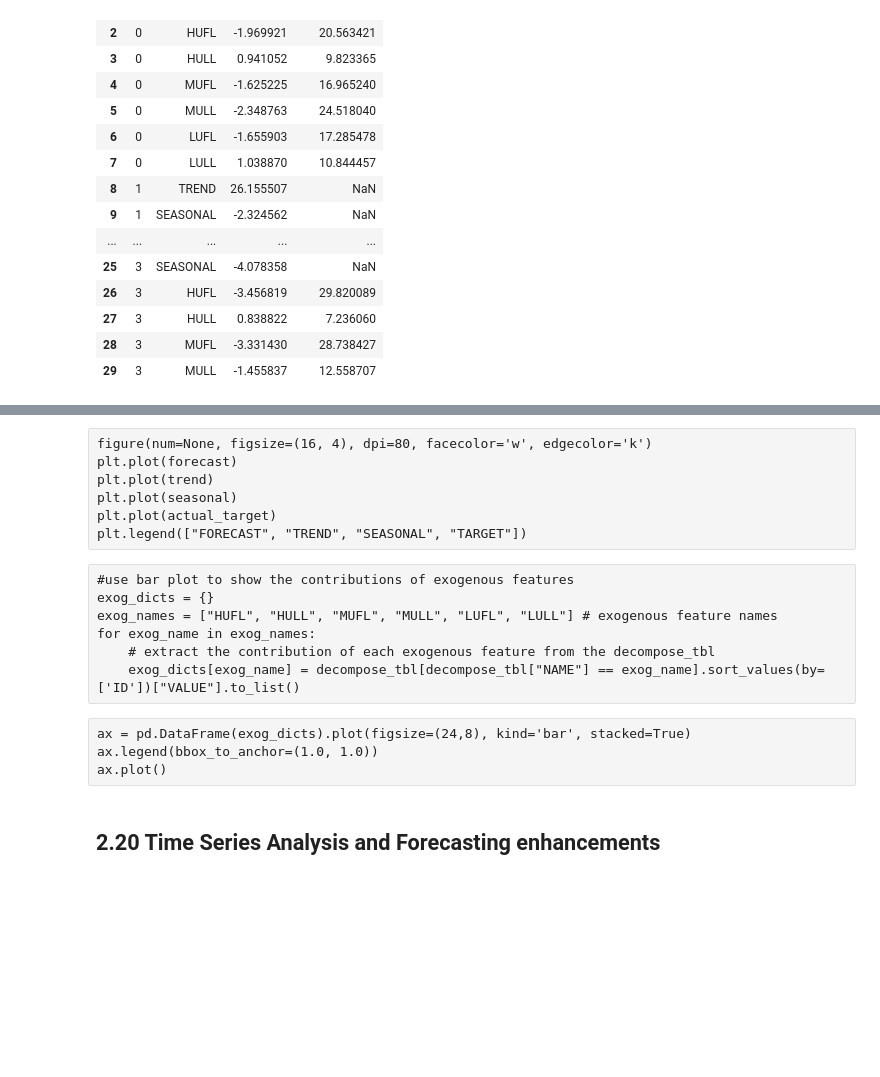
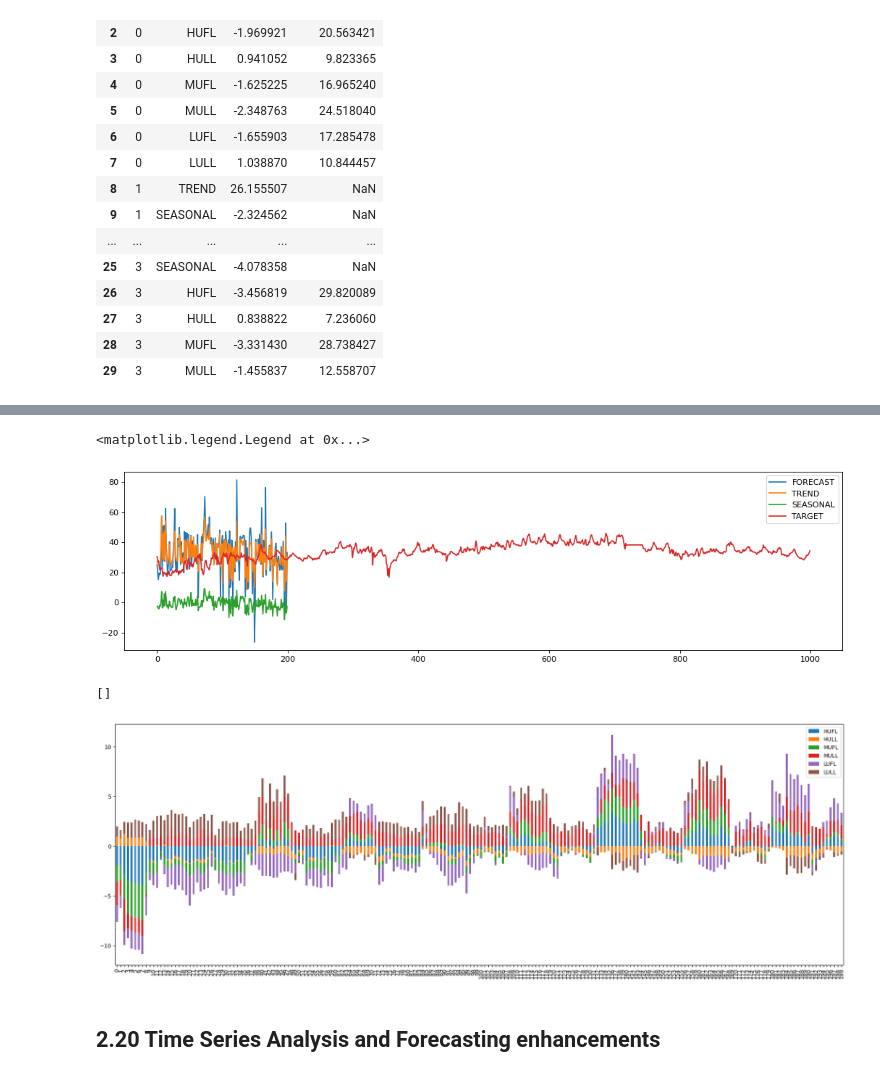
Before and after one commit to SAP-samples/hana-ml-samples, a Jupyter notebook: Python-API/pal/notebooks/H2SPS08_TimeSeries.ipynb, the cells around one changed output, grey strips where cells are left out. Saved outputs shown, nothing was run; the diff lists cells and outputs as text; code cells hidden in the pictures; blank space fills up the shorter version.

```diff
--- a/Python-API/pal/notebooks/H2SPS08_TimeSeries.ipynb
+++ b/Python-API/pal/notebooks/H2SPS08_TimeSeries.ipynb
@@ -577,7 +607,7 @@ ltsf.predict(data=shampoo_data, show_explainer=True)[1].collect()
 # %%
 import numpy as np
 import pandas as pd
-etth1_1000 = dataframe.create_dataframe_from_pandas(cc, pd.read_csv("./ETTh1.csv",
+etth1_1000 = dataframe.create_dataframe_from_pandas(cc, pd.read_csv("../datasets/ETTh1.csv",
                                                                     usecols=["OT", "HUFL", "HULL", "MUFL", "MULL", "LUFL", "LULL"])[0:1000].reset_index(),
                                                     table_name="ETTH", force=True)
 
@@ -621,7 +651,7 @@ ltsf = LTSF(num_levels           = 3,
             random_seed          = 1,
             network_type         = 'XLinear')
 
-ltsf.fit(data=etth1_1000, train_length=800, forecast_length=200, endog="OT" , key="index", exog=["HUFL", "HULL", "MUFL", "MULL", "LUFL", "LULL"])
+ltsf.fit(data=etth1_1000.sort("index", desc=True), train_length=800, forecast_length=200, endog="OT" , key="index", exog=["HUFL", "HULL", "MUFL", "MULL", "LUFL", "LULL"])
 # %% [output]
 <hana_ml.algorithms.pal.tsa.ltsf.LTSF at 0x...>
 # %%
@@ -631,7 +661,7 @@ etth1_1000.head(2).collect() #deselect("OT")
 | 0 | 0 | 30.531000 | 5.827 | 2.009 | 1.599 | 0.462 | 4.203 | 1.340 |
 | 1 | 1 | 27.787001 | 5.693 | 2.076 | 1.492 | 0.426 | 4.142 | 1.371 |
 # %%
-forecast_tbl, decompose_tbl = ltsf.predict(data=etth1_1000, key="index", endog="OT", show_explainer=True, allow_new_index=False) #.deselect("OT")
+forecast_tbl, decompose_tbl = ltsf.predict(data=etth1_1000.sort("index", desc=True), key="index", endog="OT", show_explainer=True, allow_new_index=False) #.deselect("OT")
 display(forecast_tbl.head(2).collect())
 display(decompose_tbl.head(30).collect())
 # %% [output]
@@ -664,18 +688,19 @@ seasonal = decompose_tbl.collect().[decompose_tbl["NAME"] == "SEASONAL"]["VALUE"
-# %% [raw]
-figure(num=None, figsize=(16, 4), dpi=80, facecolor='w', edgecolor='k')
-plt.plot(forecast)
-plt.plot(trend)
-plt.plot(seasonal)
-plt.plot(actual_target)
-plt.legend(["FORECAST", "TREND", "SEASONAL", "TARGET"])
-# %% [raw]
-#use bar plot to show the contributions of exogenous features
-exog_dicts = {}
-exog_names = ["HUFL", "HULL", "MUFL", "MULL", "LUFL", "LULL"] # exogenous feature names
-for exog_name in exog_names:
-    # extract the contribution of each exogenous feature from the decompose_tbl
-    exog_dicts[exog_name] = decompose_tbl[decompose_tbl["NAME"] == exog_name].sort_values(by=['ID'])["VALUE"].to_list()
-# %% [raw]
-ax = pd.DataFrame(exog_dicts).plot(figsize=(24,8), kind='bar', stacked=True)
-ax.legend(bbox_to_anchor=(1.0, 1.0))
-ax.plot()
+# %%
+# extract the trend and seasonal components
+forecast = forecast_tbl["FORECAST"].collect().to_numpy()
+actual_target = etth1_1000["OT"].collect().to_numpy()
+
+trendpdf    = decompose_tbl.collect()
+trend = trendpdf[trendpdf["NAME"] == "TREND"]["VALUE"].to_numpy()
+seasonalpdf = decompose_tbl.collect()
+seasonal = seasonalpdf[seasonalpdf["NAME"] == "SEASONAL"]["VALUE"].to_numpy()
+# %%
+plt.figure(num=None, figsize=(16, 4), dpi=80, facecolor='w', edgecolor='k')
+plt.plot(forecast)
+plt.plot(trend)
+plt.plot(seasonal)
+plt.plot(actual_target)
+plt.legend(["FORECAST", "TREND", "SEASONAL", "TARGET"])
+# %% [output]
+<matplotlib.legend.Legend at 0x...>
+[figure, added]
@@ -682,3 +715,10 @@ ax.plot()
+# %%
+ax = pd.DataFrame(exog_dicts).plot(figsize=(24,8), kind='bar', stacked=True)
+ax.legend(bbox_to_anchor=(1.0, 1.0))
+ax.plot()
+# %% [output]
+[]
+[figure, added]
 # %% [markdown]
 ## 2.20 Time Series Analysis and Forecasting enhancements
 # %% [markdown]
```
Also changed, not shown: parts of 23 cells of this notebook, 7 other files.
